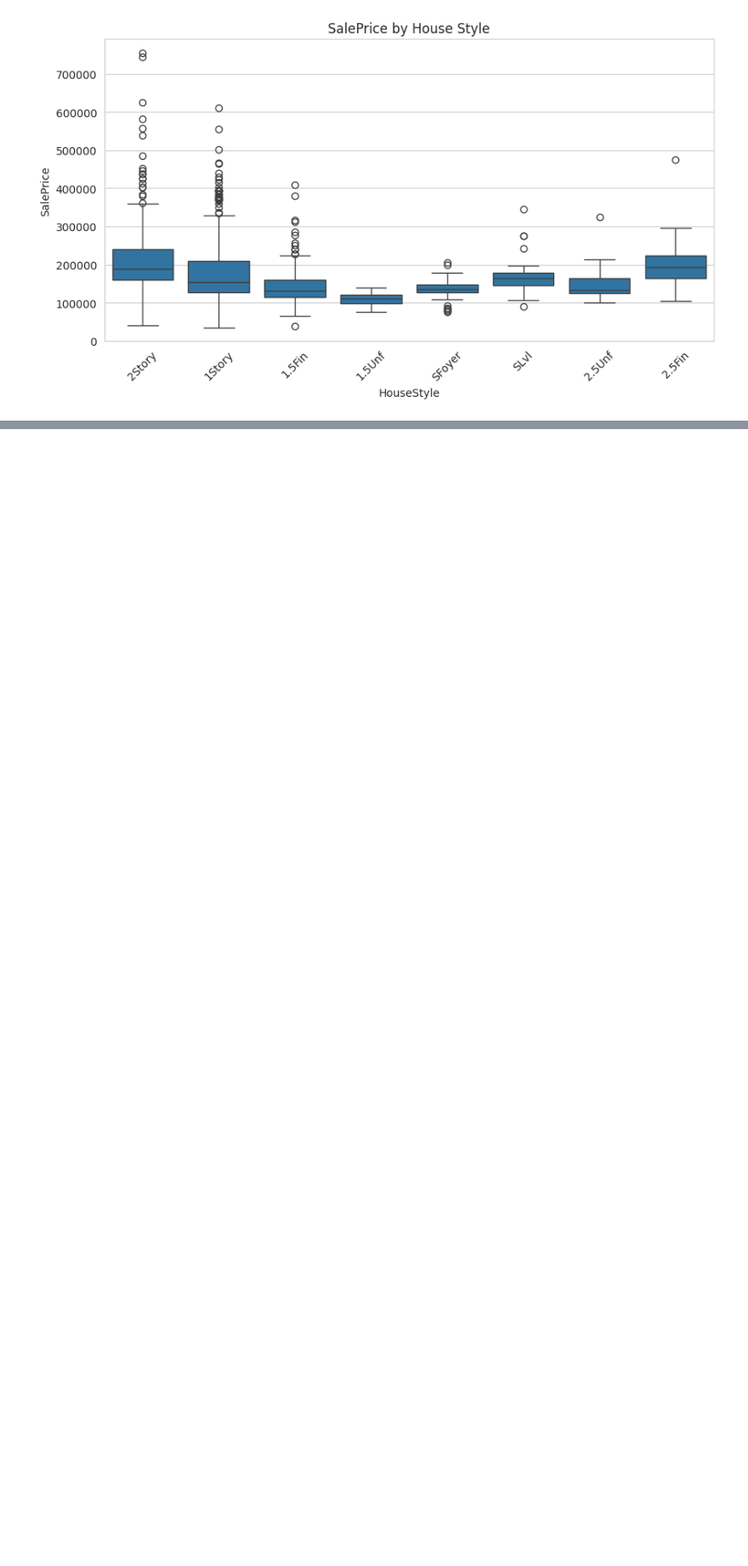
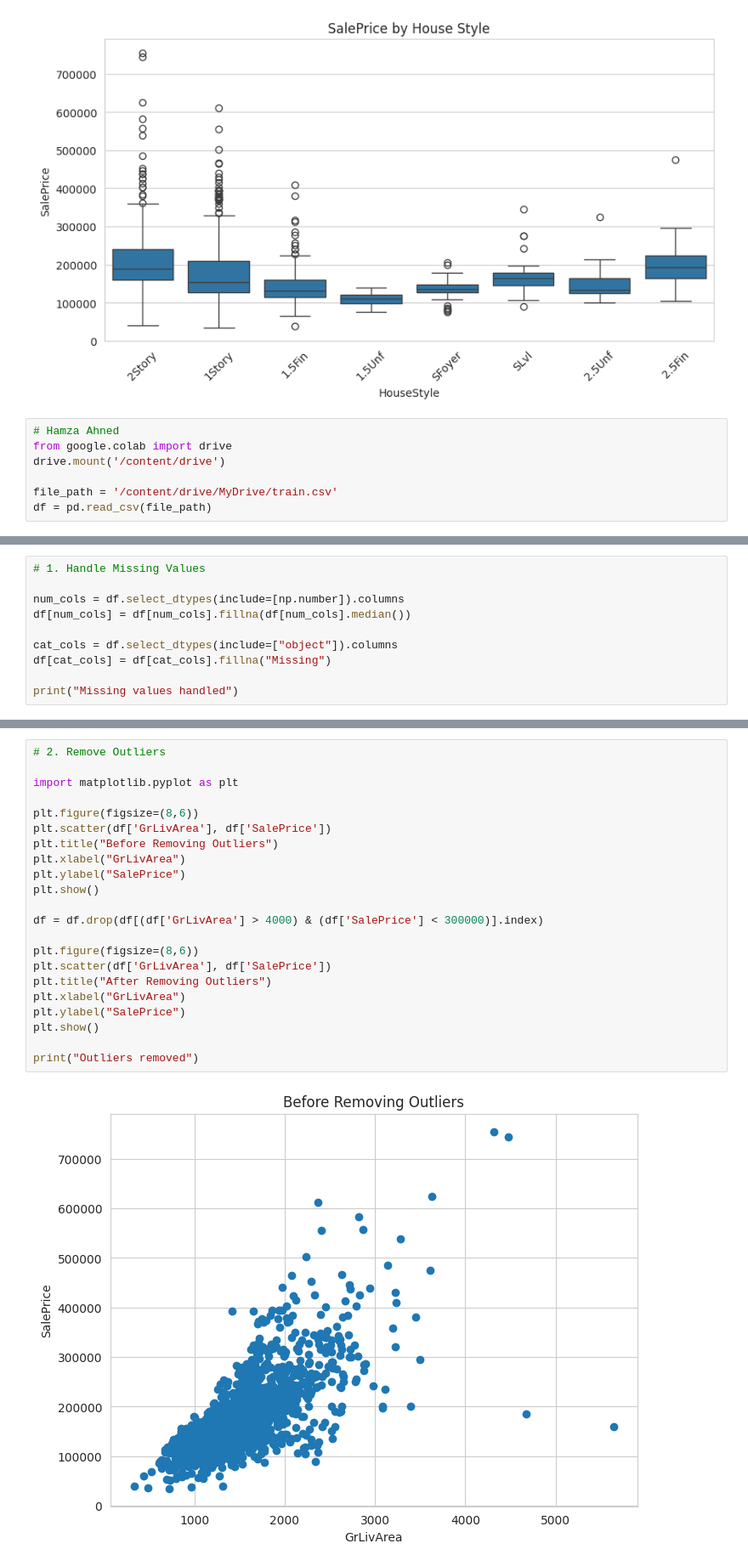
Before and after one commit to amar-emad/House-Price-Prediction-containing, a Jupyter notebook: House_Price_Prediction_containing.ipynb, the cells around one changed output, grey strips where cells are left out. Shown at 85% size. Drawn from its saved outputs; the diff is of its cells as text; blank space fills up the shorter version.

```diff
--- a/House_Price_Prediction_containing.ipynb
+++ b/House_Price_Prediction_containing.ipynb
@@ -293,3 +293,10 @@ plt.show()
 # %% [output]
 [figure]
 [figure]
+# %%
+# Hamza Ahned
+from google.colab import drive
+drive.mount('/content/drive')
+
+file_path = '/content/drive/MyDrive/train.csv'
+df = pd.read_csv(file_path)
@@ -295,0 +308,10 @@ plt.show()
+# %%
+# 1. Handle Missing Values
+
+num_cols = df.select_dtypes(include=[np.number]).columns
+df[num_cols] = df[num_cols].fillna(df[num_cols].median())
+
+cat_cols = df.select_dtypes(include=["object"]).columns
+df[cat_cols] = df[cat_cols].fillna("Missing")
+
+print("Missing values handled")
@@ -295,0 +320,24 @@ plt.show()
+# %%
+# 2. Remove Outliers
+
+import matplotlib.pyplot as plt
+
+plt.figure(figsize=(8,6))
+plt.scatter(df['GrLivArea'], df['SalePrice'])
+plt.title("Before Removing Outliers")
+plt.xlabel("GrLivArea")
+plt.ylabel("SalePrice")
+plt.show()
+
+df = df.drop(df[(df['GrLivArea'] > 4000) & (df['SalePrice'] < 300000)].index)
+
+plt.figure(figsize=(8,6))
+plt.scatter(df['GrLivArea'], df['SalePrice'])
+plt.title("After Removing Outliers")
+plt.xlabel("GrLivArea")
+plt.ylabel("SalePrice")
+plt.show()
+
+print("Outliers removed")
+# %% [output]
+[figure, added]
```
Also changed, not shown: parts of 8 cells of this notebook.
